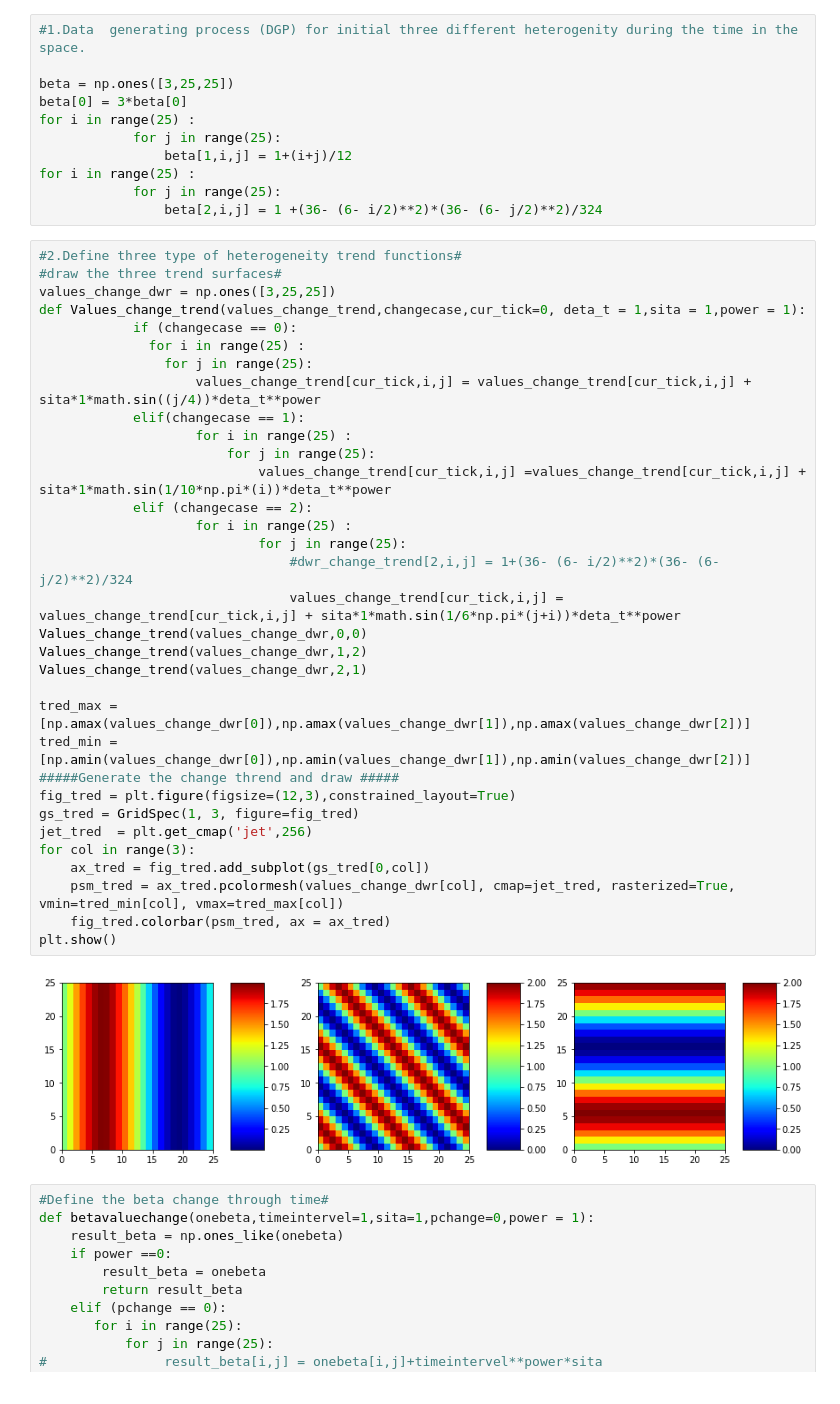
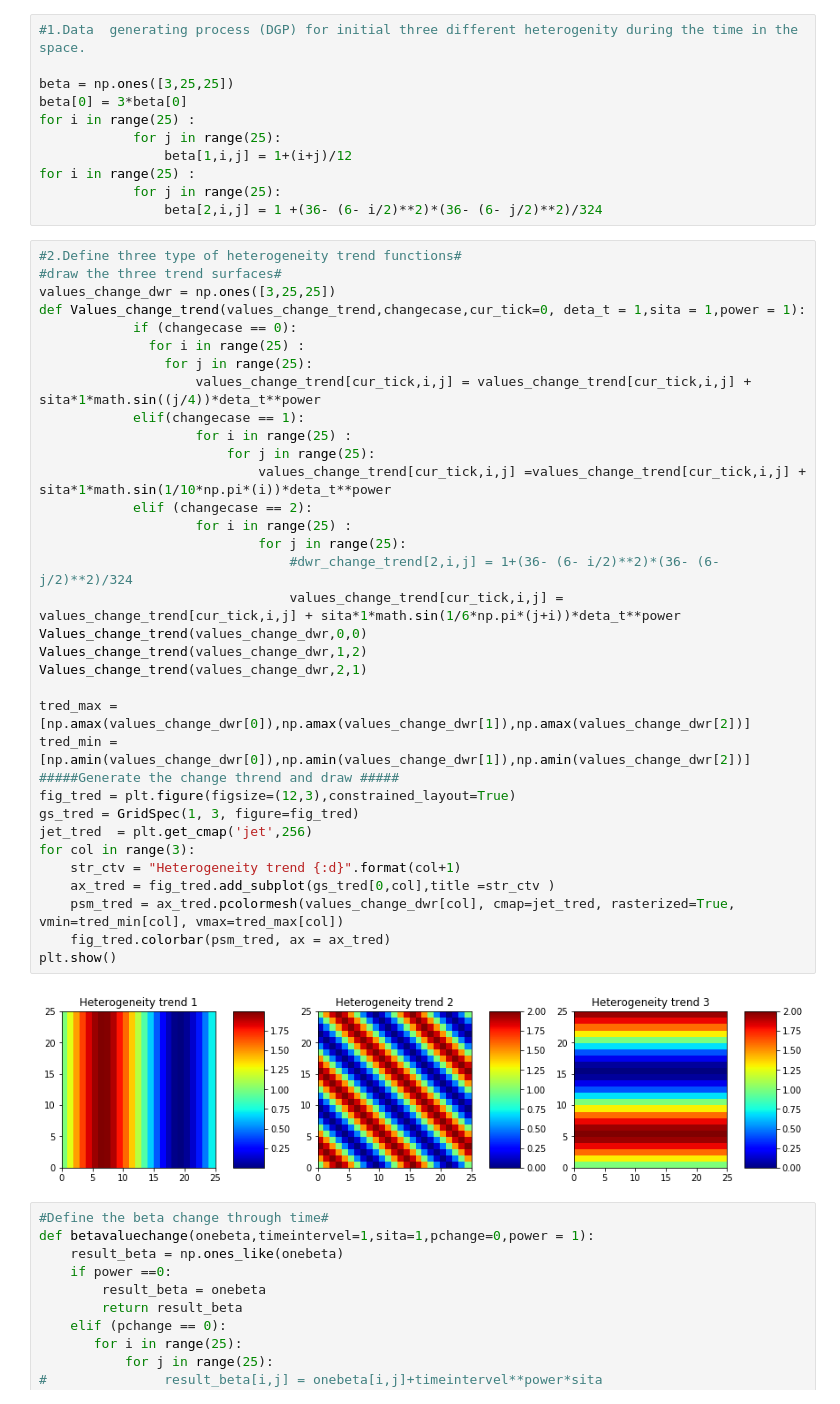
Before and after one commit to quexiang/STWR, a Jupyter notebook: notebook/STWR_UseCase1_err.ipynb, the cells around one changed output. Drawn from its saved outputs; the diff is of its cells as text.

```diff
--- a/notebook/STWR_UseCase1_err.ipynb
+++ b/notebook/STWR_UseCase1_err.ipynb
@@ -33,35 +33,36 @@ for i in range(25) :
 values_change_dwr = np.ones([3,25,25])
 def Values_change_trend(values_change_trend,changecase,cur_tick=0, deta_t = 1,sita = 1,power = 1):
             if (changecase == 0):
               for i in range(25) :
                 for j in range(25):
                     values_change_trend[cur_tick,i,j] = values_change_trend[cur_tick,i,j] + sita*1*math.sin((j/4))*deta_t**power
             elif(changecase == 1):
                     for i in range(25) :
                         for j in range(25):
                             values_change_trend[cur_tick,i,j] =values_change_trend[cur_tick,i,j] + sita*1*math.sin(1/10*np.pi*(i))*deta_t**power
             elif (changecase == 2):
                     for i in range(25) :
                             for j in range(25):
                                 #dwr_change_trend[2,i,j] = 1+(36- (6- i/2)**2)*(36- (6- j/2)**2)/324
                                 values_change_trend[cur_tick,i,j] = values_change_trend[cur_tick,i,j] + sita*1*math.sin(1/6*np.pi*(j+i))*deta_t**power
 Values_change_trend(values_change_dwr,0,0)
 Values_change_trend(values_change_dwr,1,2)
 Values_change_trend(values_change_dwr,2,1)
 
 tred_max = [np.amax(values_change_dwr[0]),np.amax(values_change_dwr[1]),np.amax(values_change_dwr[2])]
 tred_min = [np.amin(values_change_dwr[0]),np.amin(values_change_dwr[1]),np.amin(values_change_dwr[2])]
 #####Generate the change thrend and draw #####
 fig_tred = plt.figure(figsize=(12,3),constrained_layout=True)
 gs_tred = GridSpec(1, 3, figure=fig_tred)
 jet_tred  = plt.get_cmap('jet',256)
 for col in range(3):
-    ax_tred = fig_tred.add_subplot(gs_tred[0,col])
+    str_ctv = "Heterogeneity trend {:d}".format(col+1)
+    ax_tred = fig_tred.add_subplot(gs_tred[0,col],title =str_ctv )
     psm_tred = ax_tred.pcolormesh(values_change_dwr[col], cmap=jet_tred, rasterized=True, vmin=tred_min[col], vmax=tred_max[col])
     fig_tred.colorbar(psm_tred, ax = ax_tred)
 plt.show()
 # %% [output]
-[figure, old version]
+[figure, new version]
 # %%
 #Define the beta change through time#
 def betavaluechange(onebeta,timeintervel=1,sita=1,pchange=0,power = 1):
```
Also changed, not shown: parts of 9 cells of this notebook, 6 other files.
